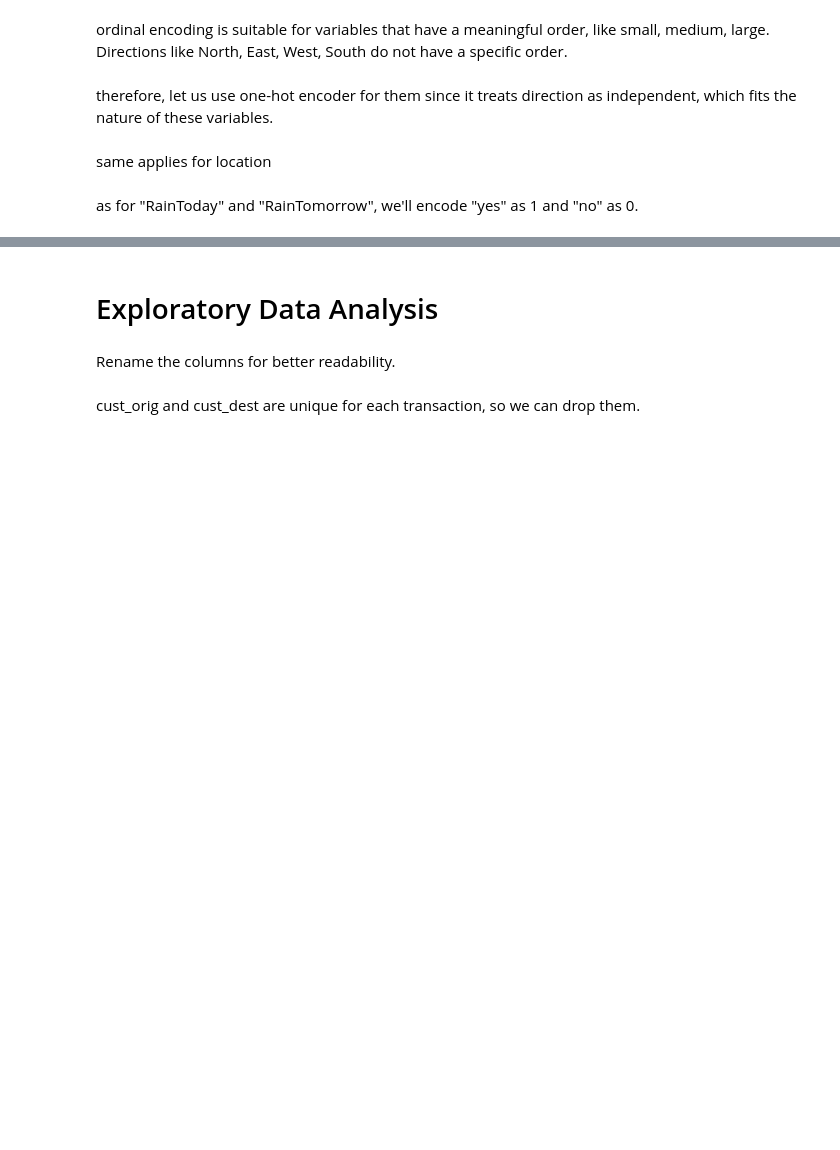
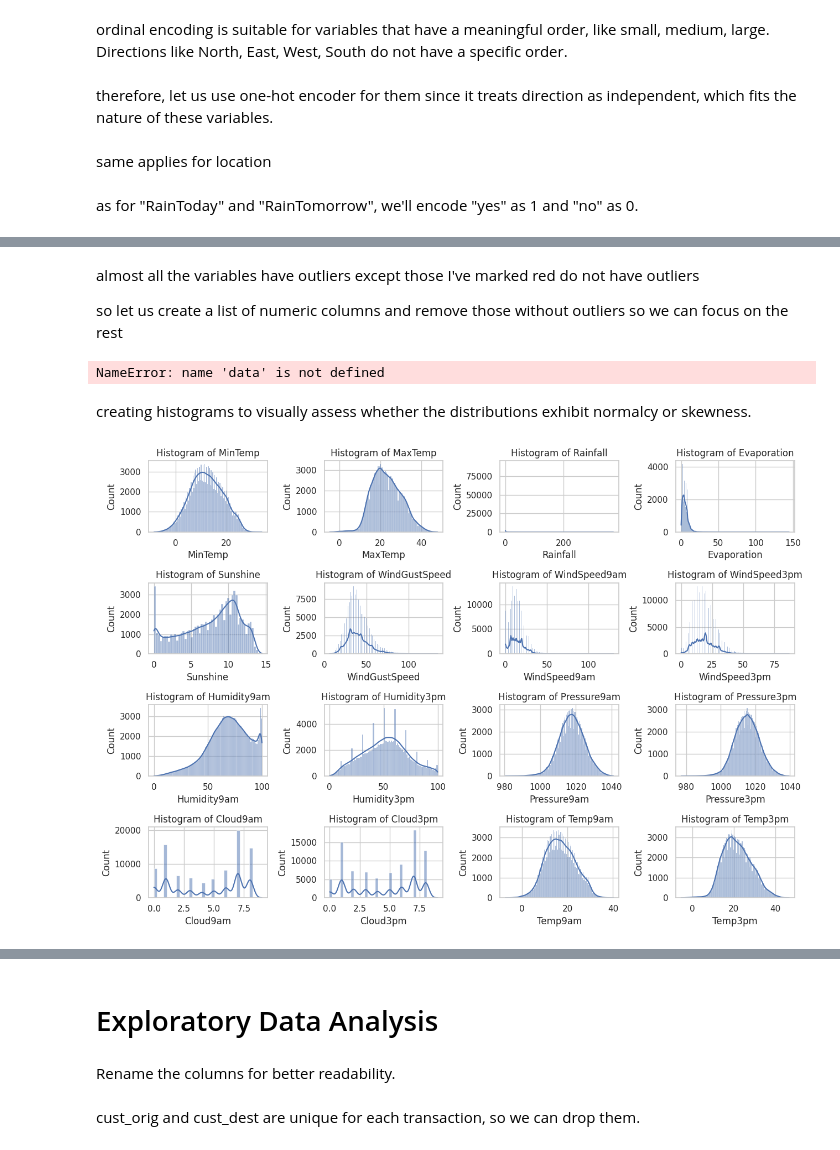
Before and after one commit to ikoghoemmanuell/Machine_Learning-Based_Rainfall_Prediction, a Jupyter notebook: rain (1).ipynb, the cells around one changed output, grey strips where cells are left out. Cells and saved outputs as stored; diff of their text form; code cells hidden in the pictures; blank space fills up the shorter version.

Commit message:
checking skewness

```diff
--- a/rain (1).ipynb
+++ b/rain (1).ipynb
@@ -222,2 +268,28 @@ data = pd.concat([cat_encoded, data[numeric]], axis=1)
+# %% [markdown]
+almost all the variables have outliers except those I've marked red do not have outliers
+
+so let us create a list of numeric columns and remove those without outliers so we can focus on the rest
+# %%
+numeric = [col for col in data.columns if data[col].dtype in ['int32', 'int64', 'float64']]
+numeric.remove('Sunshine')
+numeric.remove('Humidity3pm')
+numeric.remove('Cloud9am')
+numeric.remove('Cloud3pm')
+numeric.remove('Month')
+# %% [output]
+NameError: name 'data' is not defined
+# %% [markdown]
+creating histograms to visually assess
+whether the distributions exhibit normalcy or skewness.
+# %%
+fig, axes = plt.subplots(nrows=int(np.ceil(len(data[numeric].columns) / 4)), ncols=4)
+for i, column in enumerate(data[numeric].columns):
+    ax = axes.flatten()[i]
+    sns.histplot(data=data, x=column, kde=True, ax=ax)
+
+plt.tight_layout()
+plt.show()
+# %% [output]
+[figure, added]
 # %%
 m
```
Also changed, not shown: parts of 24 cells of this notebook.
